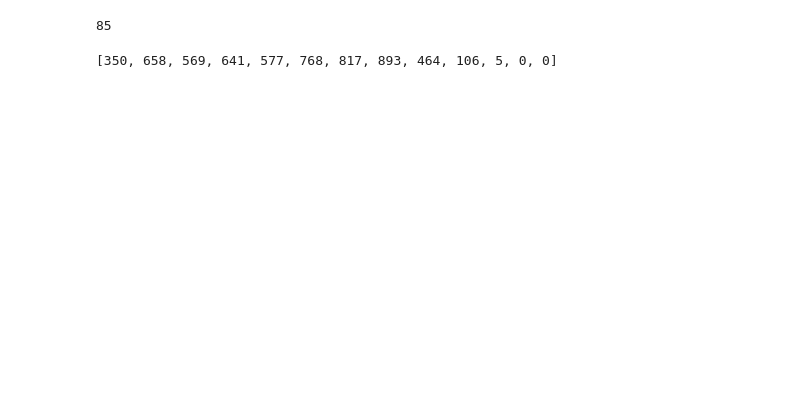
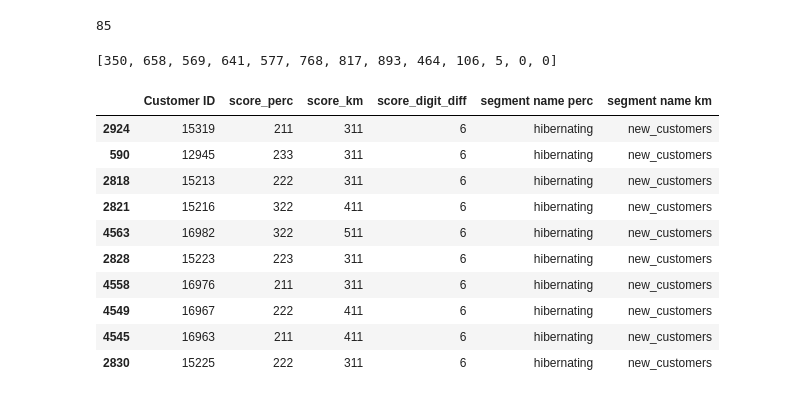
Before and after one commit to ArgyroMp/msc-thesis, a Jupyter notebook: Notebooks/04. comparison_03a_vs_03b.ipynb, the cells around one changed output. Cells and saved outputs as stored; diff of their text form; code cells hidden in the pictures; blank space fills up the shorter version.

```diff
--- a/Notebooks/04. comparison_03a_vs_03b.ipynb
+++ b/Notebooks/04. comparison_03a_vs_03b.ipynb
@@ -688,3 +700,51 @@ for i in range(0,13):
 score_diffs
 # %% [output]
 [350, 658, 569, 641, 577, 768, 817, 893, 464, 106, 5, 0, 0]
+# %%
+# Compare customers perc vs km by segment id
+
+# Function to calculate the sum of differences between individual digits of two scores
+def digit_difference(score1, score2):
+    # Convert both scores to strings to compare their digits
+    #str1 = f"{score1:.2f}".replace(".", "")  # Get the digits as string, e.g., 0.75 -> '075'
+    #str2 = f"{score2:.2f}".replace(".", "")  # Get the digits as string, e.g., 0.80 -> '080'
+
+    # Sum of the absolute difference between corresponding digits
+    total_diff = (abs(score1- score2))
+
+    return total_diff
+
+# Merge DataFrames on 'Customer ID', include 'score' and 'segment id'
+merged_df = pd.merge(rfm_sc_perc[['Customer ID', 'score', 'segment id']],
+                     rfm_sc_km[['Customer ID', 'score', 'segment id']],
+                     on='Customer ID', suffixes=('_perc', '_km'))
+
+# Calculate the sum of digit differences between scores
+merged_df['score_digit_diff'] = merged_df.apply(lambda row: digit_difference(row['segment id_perc'], row['segment id_km']), axis=1)
+
+# Sort first by digit difference in descending order, then by 'score_km' in ascending order
+sorted_customers = merged_df.sort_values(by=['score_digit_diff'], ascending=[False])
+
+# Create a mapping from segment id to segment name
+segment_id_to_name = dict(enumerate(segments_names))
+
+# Add a new column 'segment name' in segment_counts using the mapping
+sorted_customers['segment name perc'] = sorted_customers['segment id_perc'].map(segment_id_to_name)
+sorted_customers['segment name km']   = sorted_customers['segment id_km'].map(segment_id_to_name)
+
+sorted_customers = sorted_customers[['Customer ID', 'score_perc', 'score_km', 'score_digit_diff', 'segment name perc', 'segment name km']]
+
+# Display the result
+sorted_customers.head(10)
+# %% [output]
+|  | Customer ID | score_perc | score_km | score_digit_diff | segment name perc | segment name km |
+| 2924 | 15319 | 211 | 311 | 6 | hibernating | new_customers |
+| 590 | 12945 | 233 | 311 | 6 | hibernating | new_customers |
+| 2818 | 15213 | 222 | 311 | 6 | hibernating | new_customers |
+| 2821 | 15216 | 322 | 411 | 6 | hibernating | new_customers |
+| 4563 | 16982 | 322 | 511 | 6 | hibernating | new_customers |
+| 2828 | 15223 | 223 | 311 | 6 | hibernating | new_customers |
+| 4558 | 16976 | 211 | 311 | 6 | hibernating | new_customers |
+| 4549 | 16967 | 222 | 411 | 6 | hibernating | new_customers |
+| 4545 | 16963 | 211 | 411 | 6 | hibernating | new_customers |
+| 2830 | 15225 | 222 | 311 | 6 | hibernating | new_customers |
```
Also changed, not shown: parts of 7 cells of this notebook, 2 other files.
